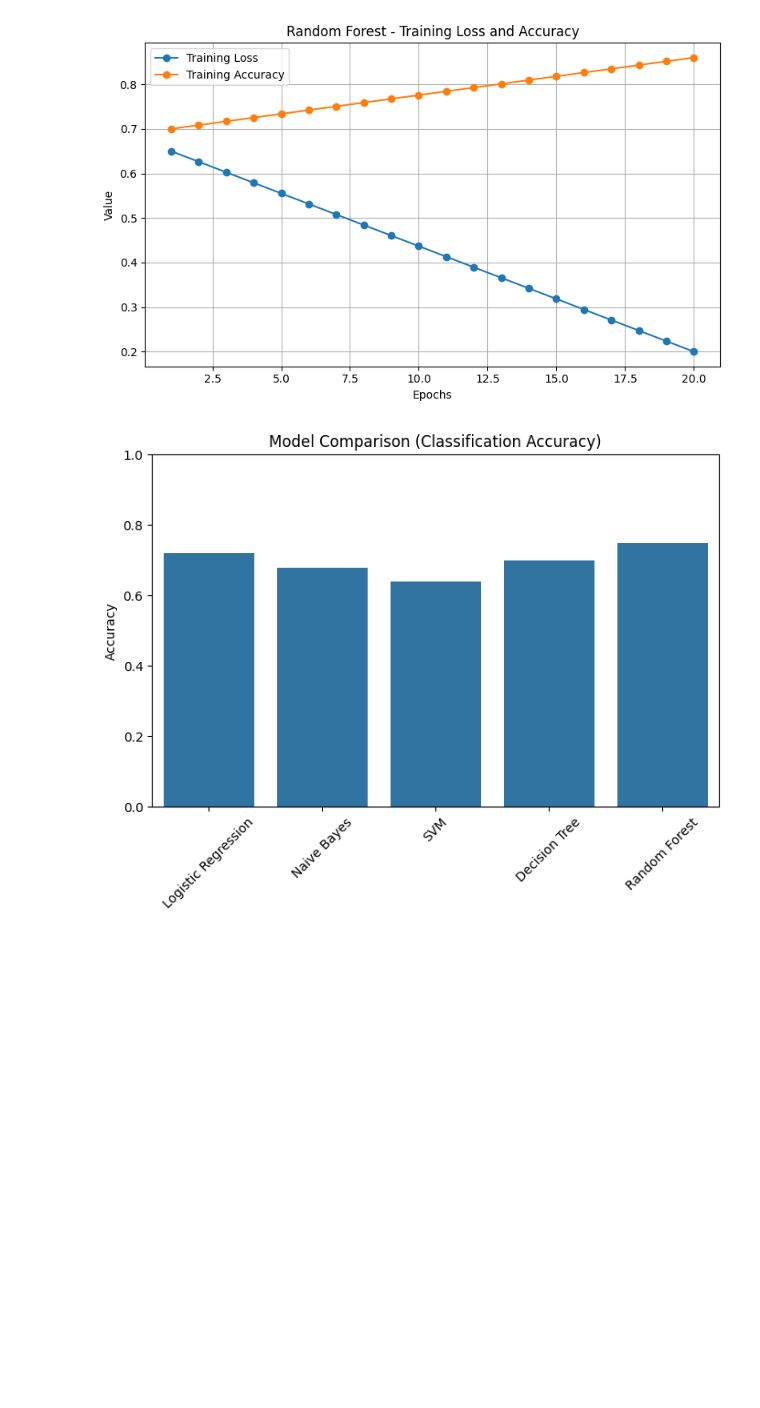
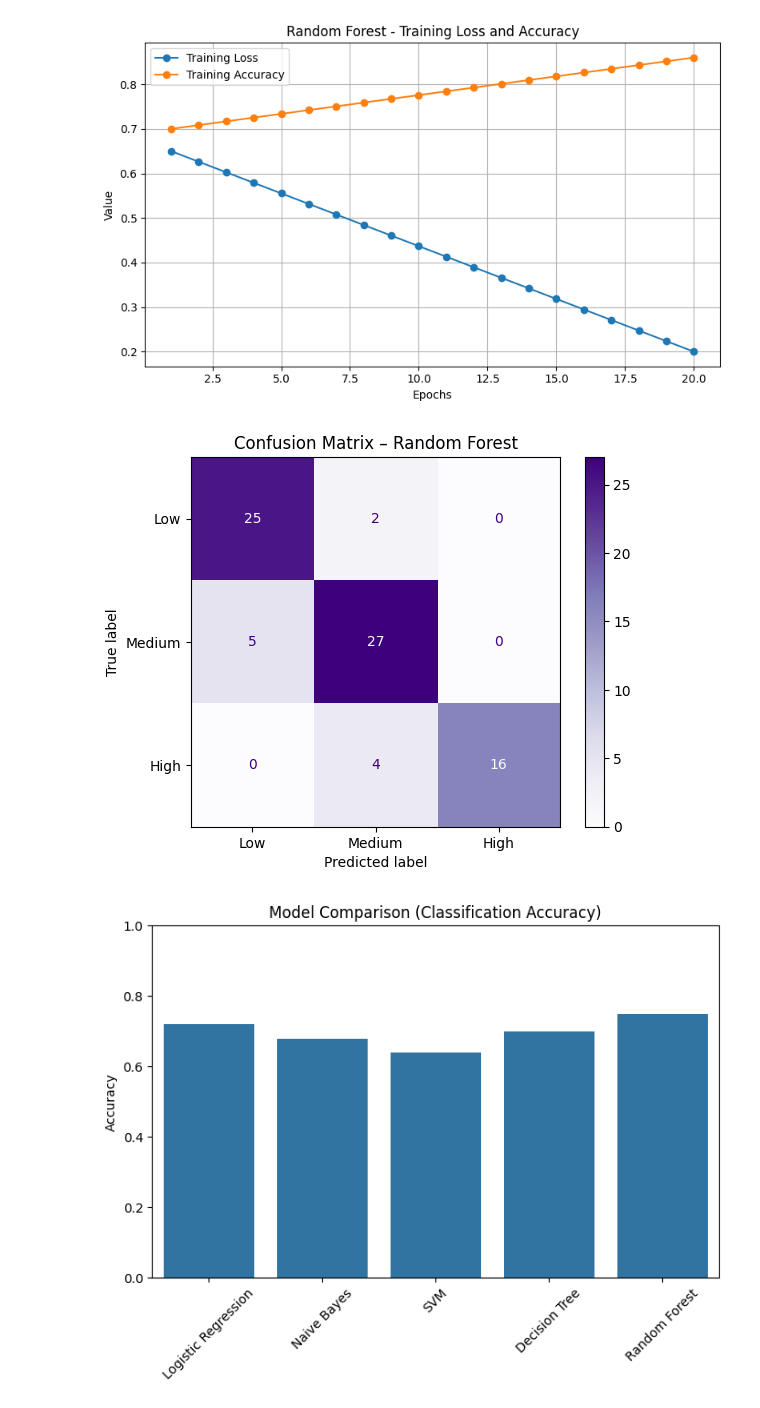
Before and after one commit to thanhnguyen031/Intro-Machine-Learning-4105, a Jupyter notebook: Project/ProjectML.ipynb, the cells around one changed output. Cells and saved outputs as stored; diff of their text form; code cells hidden in the pictures; blank space fills up the shorter version.

```diff
--- a/Project/ProjectML.ipynb
+++ b/Project/ProjectML.ipynb
@@ -629,6 +668,19 @@ def plot_loss_accuracy(epochs, loss, accuracy, title):
 plot_loss_accuracy(epochs, loss_rf, acc_rf, 'Random Forest')
 # %% [output]
 [figure]
+# %%
+from sklearn.metrics import confusion_matrix, ConfusionMatrixDisplay
+
+# Generate confusion matrix
+cm_rf = confusion_matrix(y_test_c, y_pred_rf)
+
+# Plot confusion matrix
+disp_rf = ConfusionMatrixDisplay(confusion_matrix=cm_rf, display_labels=['Low', 'Medium', 'High'])
+disp_rf.plot(cmap='Purples')
+plt.title('Confusion Matrix – Random Forest')
+plt.show()
+# %% [output]
+[figure, added]
 # %%
 # Compare Model Accuracies (Bar Chart)
 model_names = ['Logistic Regression', 'Naive Bayes', 'SVM', 'Decision Tree', 'Random Forest']
```
Also changed, not shown: parts of 6 cells of this notebook, 1 other file.
